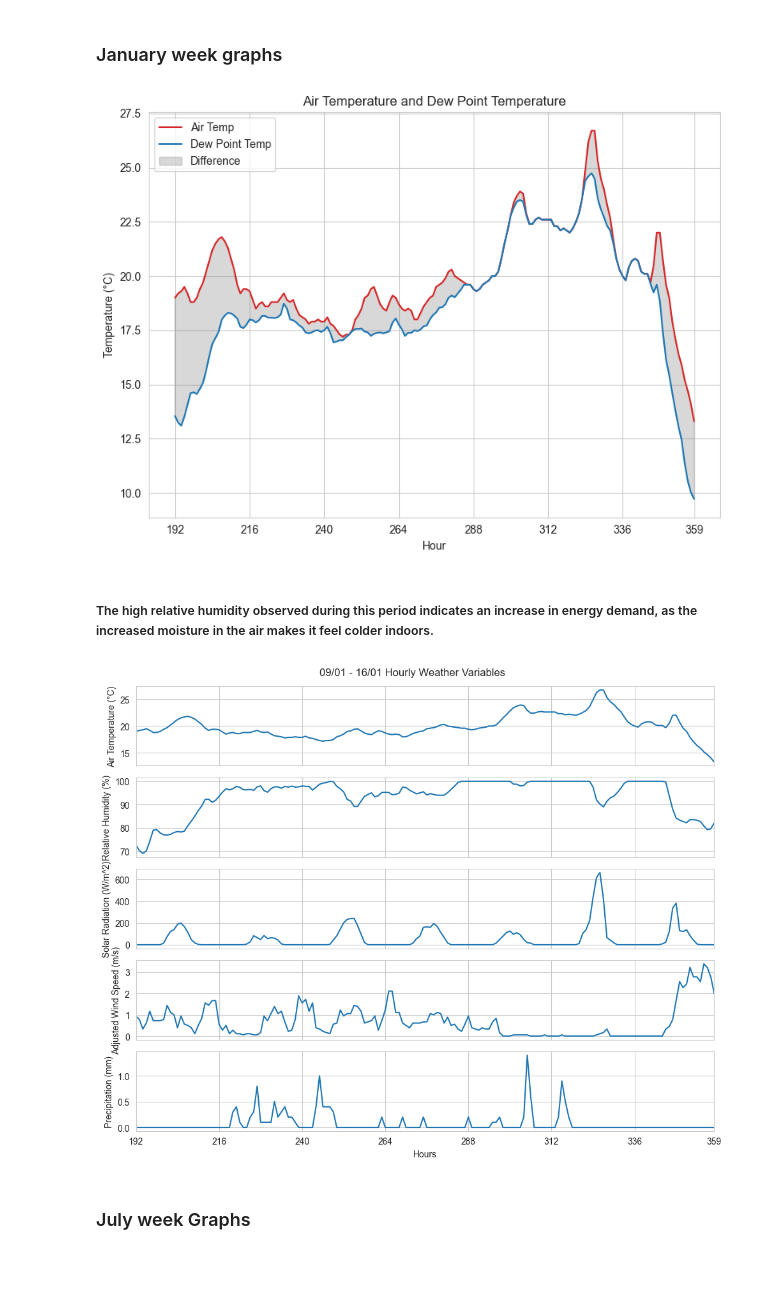
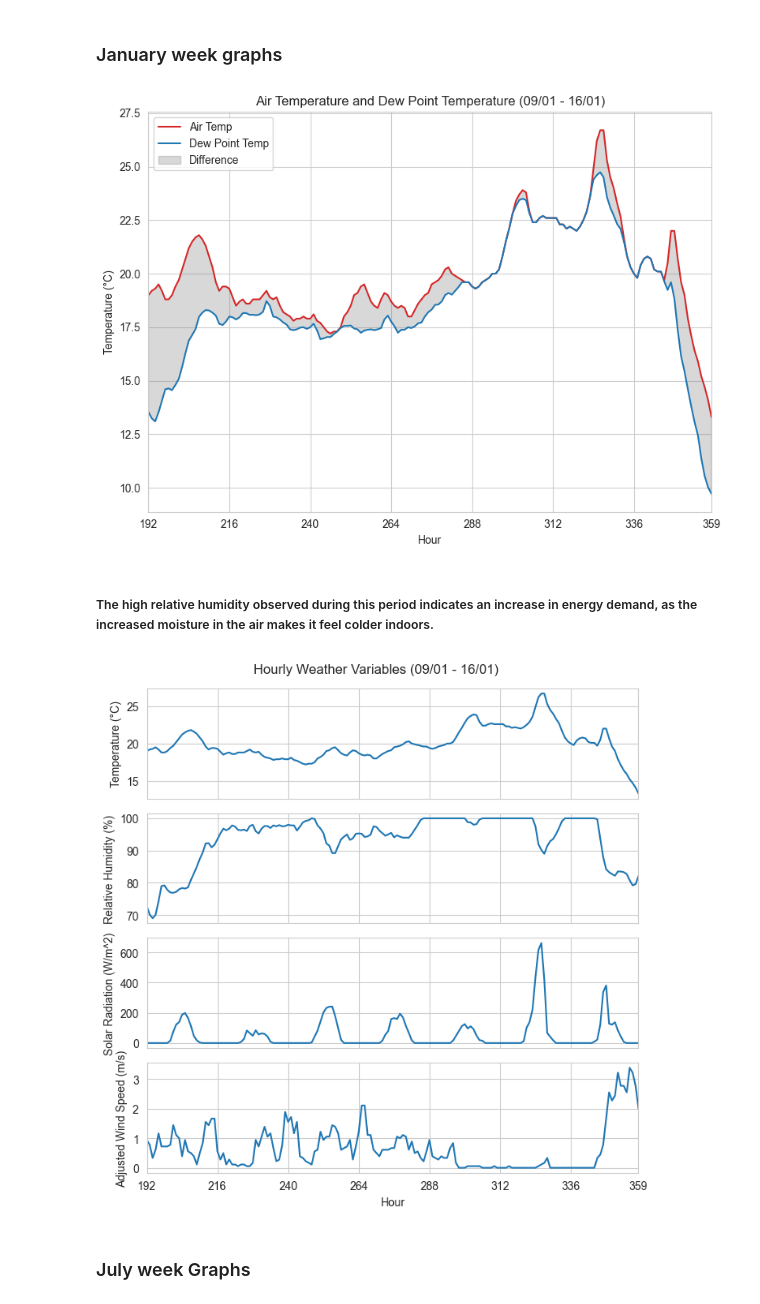
Before and after one commit to marcohl5/ME404_HongKongWeather, a Jupyter notebook: eda.ipynb, the cells around one changed output. Saved outputs shown, nothing was run; the diff lists cells and outputs as text; code cells hidden in the pictures; blank space fills up the shorter version.

```diff
--- a/eda.ipynb
+++ b/eda.ipynb
@@ -534,52 +560,52 @@ plt.fill_between(df_jan_wk["hour"], df_jan_wk["temp(c)"], df_jan_wk["dewp_temp(c
 # Add labels and title
 plt.xlabel("Hour")
 plt.ylabel("Temperature (°C)")
-plt.title("Air Temperature and Dew Point Temperature")
+plt.title("Air Temperature and Dew Point Temperature (09/01 - 16/01)")
 
 # Show the legend
 plt.legend()
-
 plt.xticks(list(df_jan_wk["hour"][::24]) + [df_jan_wk["hour"].iloc[-1]])
 plt.tight_layout()
 
 # Display the plot
 plt.grid(True)
-plt.savefig("output-graphs/jan_wk_dewptemp.png")
+plt.xlim(df_jan_wk["hour"].iloc[0], df_jan_wk["hour"].iloc[-1])
+
+plt.savefig("output-graphs/jan_wk_dewptemp.png", dpi=1000)
 plt.show()
 # %% [output]
-[figure, old version]
+[figure, new version]
 # %% [markdown]
 ##### The high relative humidity observed during this period indicates an increase in energy demand, as the increased moisture in the air makes it feel colder indoors.
 # %%
-cols_plot = {"temp(c)": "Air Temperature (°C)",
+cols_plot = {"temp(c)": "Temperature (°C)",
              "rel_humid(%)": "Relative Humidity (%)",
              "sol_rad(W/m^2)": "Solar Radiation (W/m^2)",
-             "wind_speed_adj(m/s)": "Adjusted Wind Speed (m/s)",
-             "rainfall(mm)": "Precipitation (mm)"}
+             "wind_speed_adj(m/s)": "Adjusted Wind Speed (m/s)"}
 
-fig, axes = plt.subplots(len(cols_plot), 1, figsize=(10, 8), sharex=True)
+fig, axes = plt.subplots(len(cols_plot), 1, figsize=(7, 7), sharex=True)
 
 # Loop through each column and plot on a separate subplot
 for i, (key, value) in enumerate(cols_plot.items()):
     cleaned_label = re.sub(r"\s*\(.*?\)", "", value)
     sns.lineplot(x="hour", y=key, data=df_jan_wk, ax=axes[i])
     # axes[i].set_title(f"09/01 - 16/01 Hourly {cleaned_label}")
     axes[i].set_ylabel(value)
     axes[i].set_xlim(df_jan_wk["hour"].min(), df_jan_wk["hour"].max())
 
 
 # Set common x-axis label
-axes[-1].set_xlabel("Hours")
+axes[-1].set_xlabel("Hour")
 
 plt.xticks(list(df_jan_wk["hour"][::24]) + [df_jan_wk["hour"].iloc[-1]])
-plt.suptitle("09/01 - 16/01 Hourly Weather Variables")
+plt.suptitle("Hourly Weather Variables (09/01 - 16/01)")
 
 plt.tight_layout()
 
-plt.savefig("output-graphs/jan_week_var.png")
+plt.savefig("output-graphs/jan_week_var.png", dpi=1000)
 plt.show()
 # %% [output]
-[figure, old version]
+[figure, new version]
 # %% [markdown]
 ### July week Graphs
 # %%
```
Also changed, not shown: parts of 22 cells of this notebook, 21 other files.
